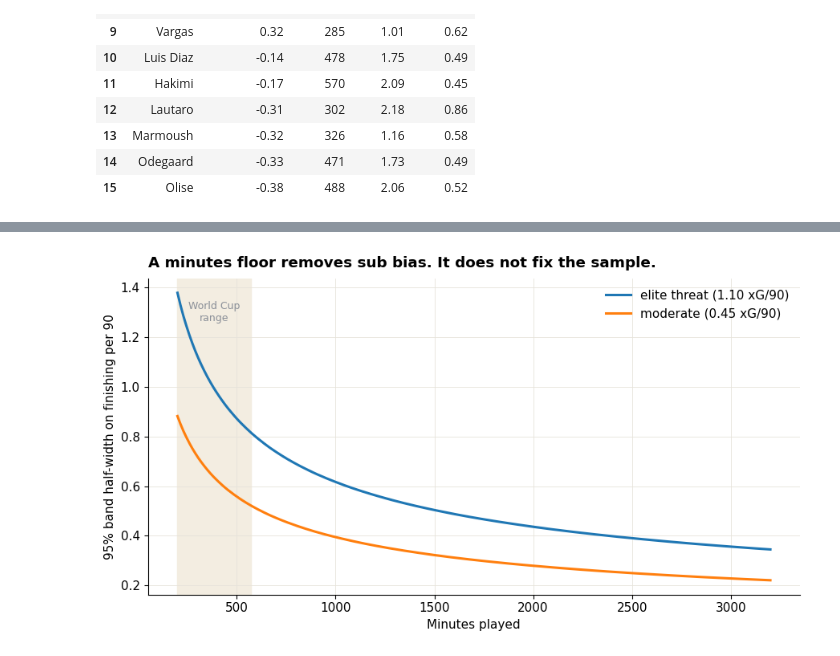
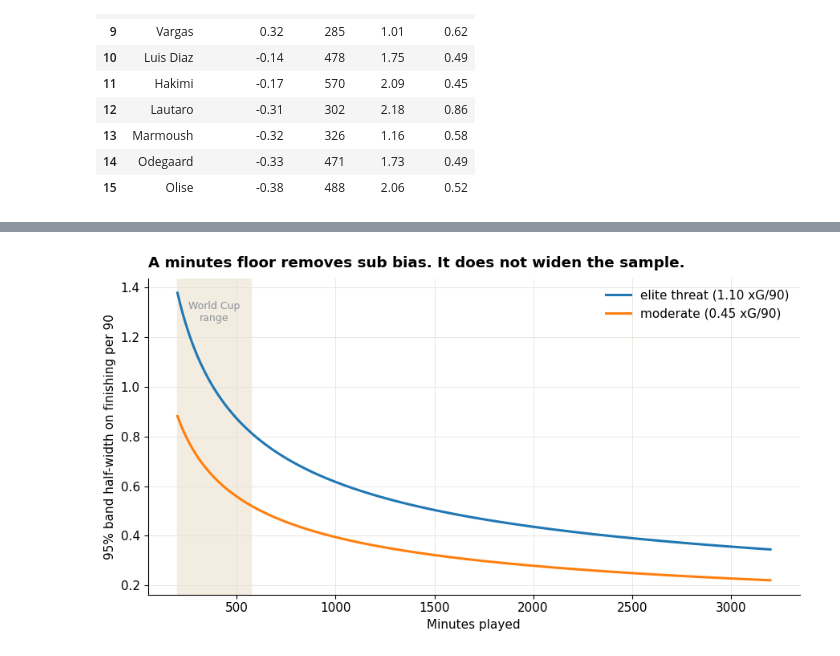
Before and after one commit to wingedhusssar-pixel/wc2026-top-attacking-threat-analysis, a Jupyter notebook: wc2026_xg_analysis.ipynb, the cells around one changed output, grey strips where cells are left out. Saved outputs shown, nothing was run; the diff lists cells and outputs as text; code cells hidden in the pictures.

```diff
--- a/wc2026_xg_analysis.ipynb
+++ b/wc2026_xg_analysis.ipynb
@@ -125,17 +129,17 @@ A minutes floor removes the substitute bias, it does not manufacture a larger sa
 # %%
 fig, ax = plt.subplots(figsize=(9,5))
 mins = np.linspace(200, 3200, 200)
 for xg, label in [(1.10,"elite threat (1.10 xG/90)"), (0.45,"moderate (0.45 xG/90)")]:
     total = xg*mins/90.0
     ci = 1.96*np.sqrt(total)/(mins/90.0)
     ax.plot(mins, ci, lw=2.2, label=label)
 ax.axvspan(200, 570, color="#f3ede1", zorder=0)
 ax.text(385, ax.get_ylim()[1]*0.88, "World Cup\nrange", ha="center", fontsize=9, color=MUTED)
 ax.set_xlabel("Minutes played")
 ax.set_ylabel("95% band half-width on finishing per 90")
-ax.set_title("A minutes floor removes sub bias. It does not fix the sample.", fontweight="bold", loc="left", pad=10)
+ax.set_title("A minutes floor removes sub bias. It does not widen the sample.", fontweight="bold", loc="left", pad=10)
 ax.legend(frameon=False); ax.grid(color=GRID, lw=0.6, zorder=0)
 for s in ["top","right"]: ax.spines[s].set_visible(False)
 plt.tight_layout(); plt.show()
 # %% [output]
-[figure, old version]
+[figure, new version]
```
Also changed, not shown: parts of 12 cells of this notebook, 1 other file.
